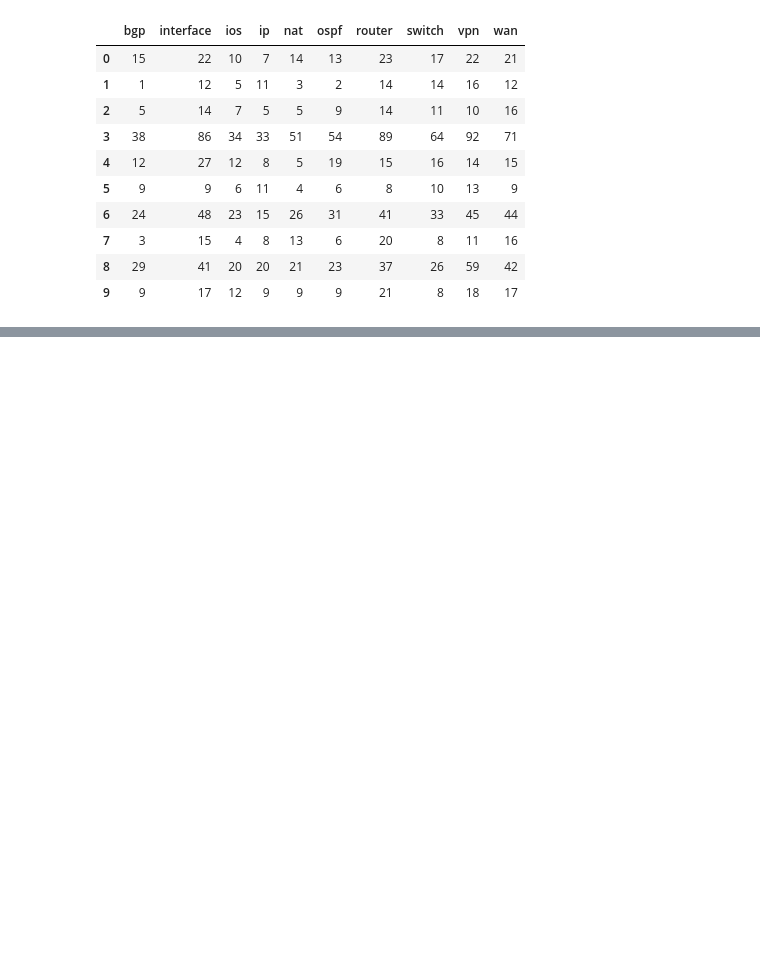
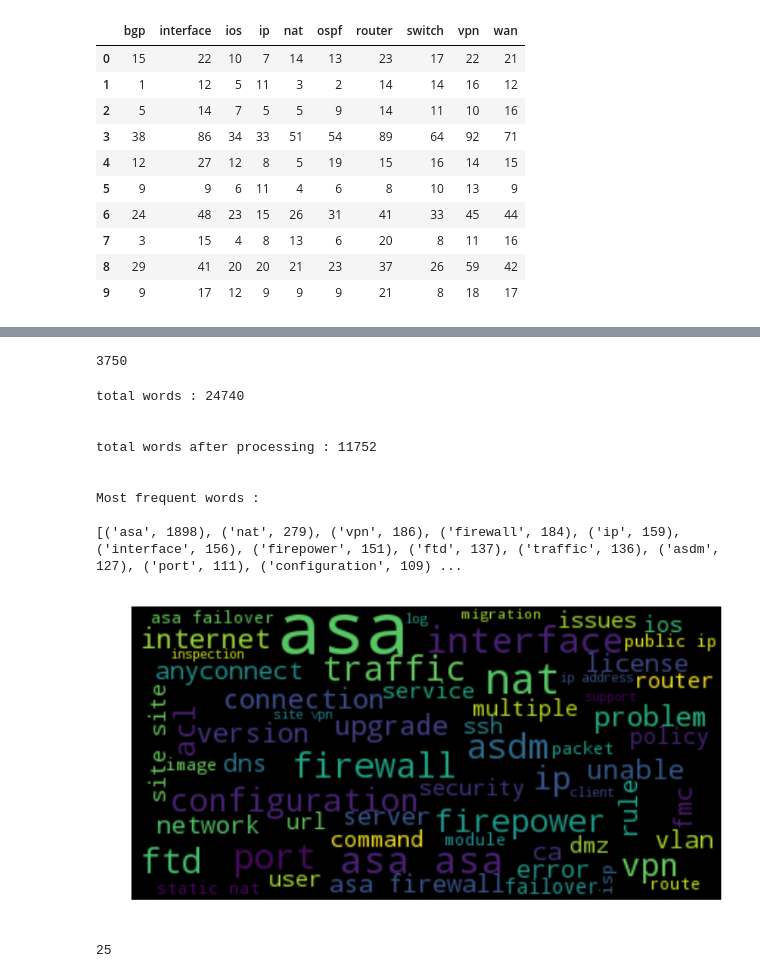
Before and after one commit to newgenrick/trend-and-sentiment-analysis-project, a Jupyter notebook: comment_categorisation.ipynb, the cells around one changed output, grey strips where cells are left out. Saved outputs shown, nothing was run; the diff lists cells and outputs as text; code cells hidden in the pictures; blank space fills up the shorter version.

```diff
--- a/comment_categorisation.ipynb
+++ b/comment_categorisation.ipynb
@@ -923,16 +965,17 @@ df
 # %%
-def classification(posts):
+def pre_analysis(posts):
     headings = []
     for post in posts:
         headings.append(post.heading)
     words = " ".join(headings).split()
-    print("total words : "+str(len(words)))
+    print("\n\ntotal words : "+str(len(words)))
     all_headings = " ".join(words)
     cleaned_headings = comment_cleaner(all_headings)
     cleaned_words = cleaned_headings.split()
-    print("total words : "+str(len(cleaned_words)))
+    print("\n\ntotal words after processing : "+str(len(cleaned_words)))
     clean_count = Counter(cleaned_words)
     k = clean_count.most_common(40)
+    print("\n\nMost frequent words :\n")
     print(k)
 
     stopwords_w = set(STOPWORDS)
@@ -940,7 +983,7 @@ def classification(posts):
 
     wordcloud = WordCloud(
                               background_color='black',
-                              stopw ords=stopwords_w,
+                              stopwords=stopwords_w,
                               max_words=60,
                               max_font_size=50,
                               random_state=42
@@ -950,3 +993,23 @@ def classification(posts):
     plt.imshow(wordcloud)
     plt.axis('off')
     plt.show()
+    return headings
+# %%
+posts = load_post_data("./Firewalling_data.pkl")
+# %%
+len(posts)
+# %% [output]
+3750
+# %%
+headings = pre_analysis(posts)
+# %% [output]
+total words : 24740
+
+
+total words after processing : 11752
+
+
+Most frequent words :
+
+[('asa', 1898), ('nat', 279), ('vpn', 186), ('firewall', 184), ('ip', 159), ('interface', 156), ('firepower', 151), ('ftd', 137), ('traffic', 136), ('asdm', 127), ('port', 111), ('configuration', 109) ...
+[figure, added]
@@ -952,0 +1018,6 @@ def classification(posts):
+# %%
+model = Word2Vec(input_emb,min_count = 60)
+vocab = list(model.wv.vocab)
+len(vocab)
+# %% [output]
+25
```
Also changed, not shown: parts of 16 cells of this notebook, 1 other file.
